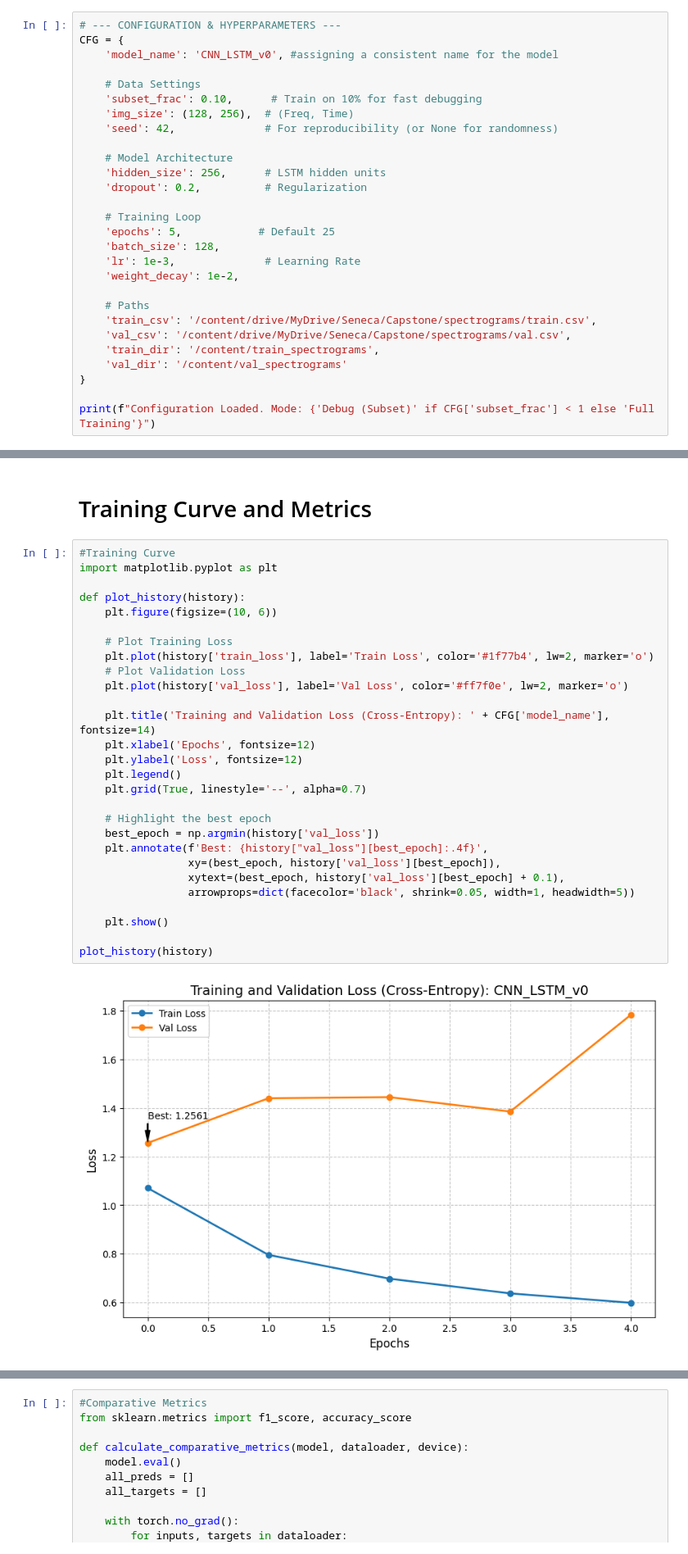
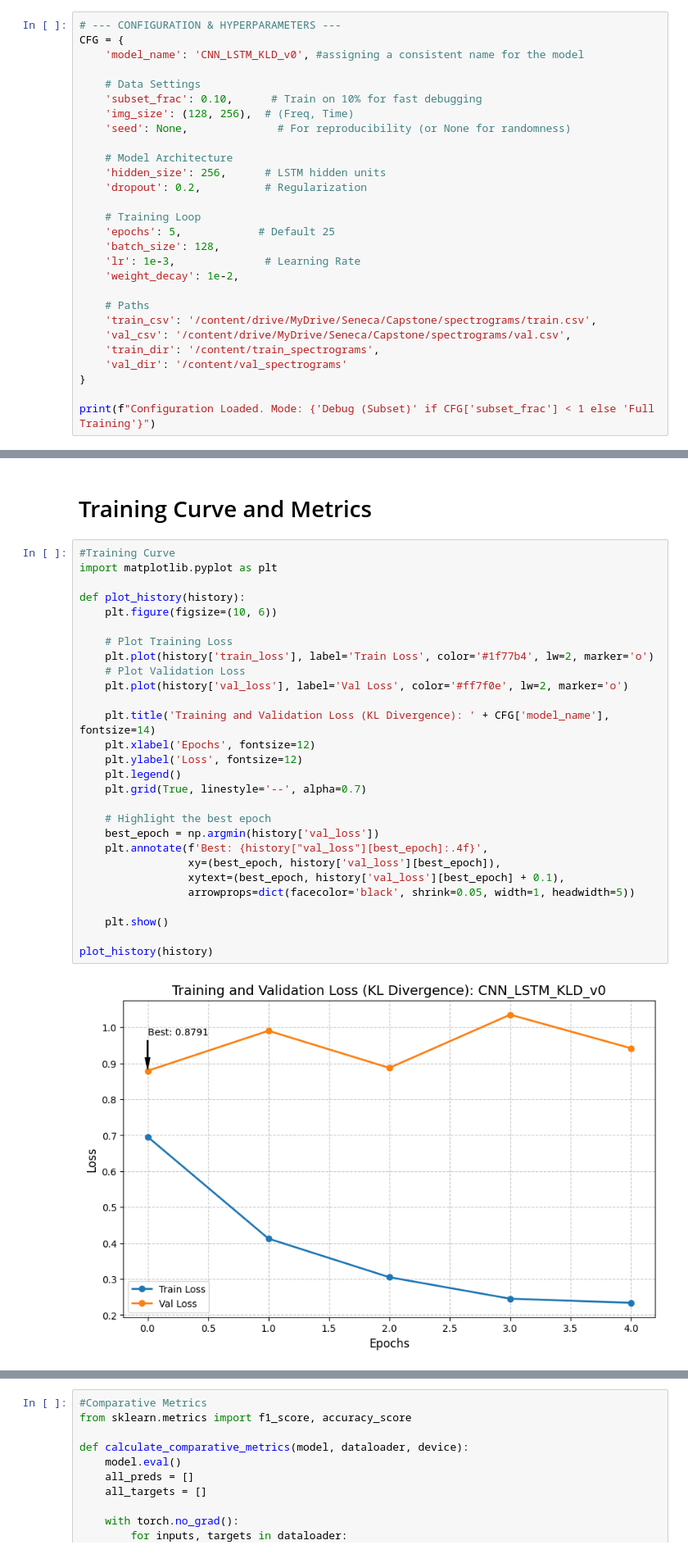
Before and after one commit to Shrunga7/Capstone_EEG_Harmful-Brain-Activity-classification, a Jupyter notebook: Hyperparam_Tweaks/CapstoneProjectLSTM_KL_HyperparamTuning.ipynb, the cells around one changed output, grey strips where cells are left out. Shown at 82% size. Saved outputs shown, nothing was run; the diff lists cells and outputs as text.

```diff
--- a/Hyperparam_Tweaks/CapstoneProjectLSTM_KL_HyperparamTuning.ipynb
+++ b/Hyperparam_Tweaks/CapstoneProjectLSTM_KL_HyperparamTuning.ipynb
@@ -5,12 +5,12 @@
 # %%
 # --- CONFIGURATION & HYPERPARAMETERS ---
 CFG = {
-    'model_name': 'CNN_LSTM_v0', #assigning a consistent name for the model
+    'model_name': 'CNN_LSTM_KLD_v0', #assigning a consistent name for the model
 
     # Data Settings
     'subset_frac': 0.10,      # Train on 10% for fast debugging
     'img_size': (128, 256),  # (Freq, Time)
-    'seed': 42,              # For reproducibility (or None for randomness)
+    'seed': None,              # For reproducibility (or None for randomness)
 
     # Model Architecture
     'hidden_size': 256,      # LSTM hidden units
@@ -483,33 +488,33 @@ Training Complete in 26.90 minutes!
 # %%
 #Training Curve
 import matplotlib.pyplot as plt
 
 def plot_history(history):
     plt.figure(figsize=(10, 6))
 
     # Plot Training Loss
     plt.plot(history['train_loss'], label='Train Loss', color='#1f77b4', lw=2, marker='o')
     # Plot Validation Loss
     plt.plot(history['val_loss'], label='Val Loss', color='#ff7f0e', lw=2, marker='o')
 
-    plt.title('Training and Validation Loss (Cross-Entropy): ' + CFG['model_name'], fontsize=14)
+    plt.title('Training and Validation Loss (KL Divergence): ' + CFG['model_name'], fontsize=14)
     plt.xlabel('Epochs', fontsize=12)
     plt.ylabel('Loss', fontsize=12)
     plt.legend()
     plt.grid(True, linestyle='--', alpha=0.7)
 
     # Highlight the best epoch
     best_epoch = np.argmin(history['val_loss'])
     plt.annotate(f'Best: {history["val_loss"][best_epoch]:.4f}',
                  xy=(best_epoch, history['val_loss'][best_epoch]),
                  xytext=(best_epoch, history['val_loss'][best_epoch] + 0.1),
                  arrowprops=dict(facecolor='black', shrink=0.05, width=1, headwidth=5))
 
     plt.show()
 
 plot_history(history)
 # %% [output]
-[figure, old version]
+[figure, new version]
 # %%
 # Accuracy Plot
 def plot_accuracy(history):
```
Also changed, not shown: parts of 9 cells of this notebook.
